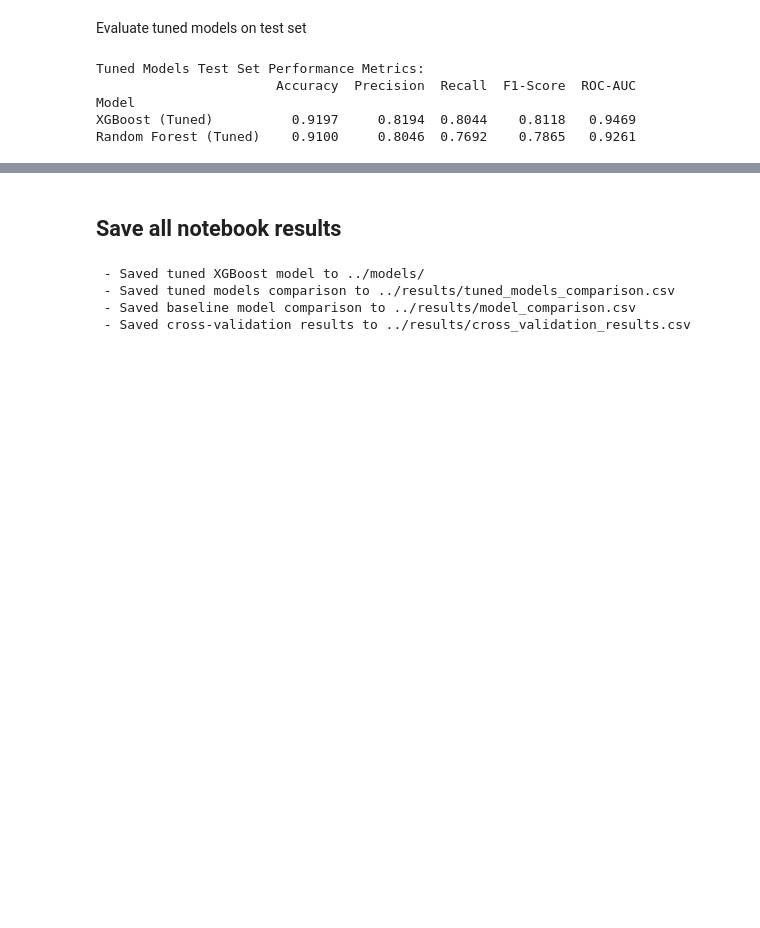
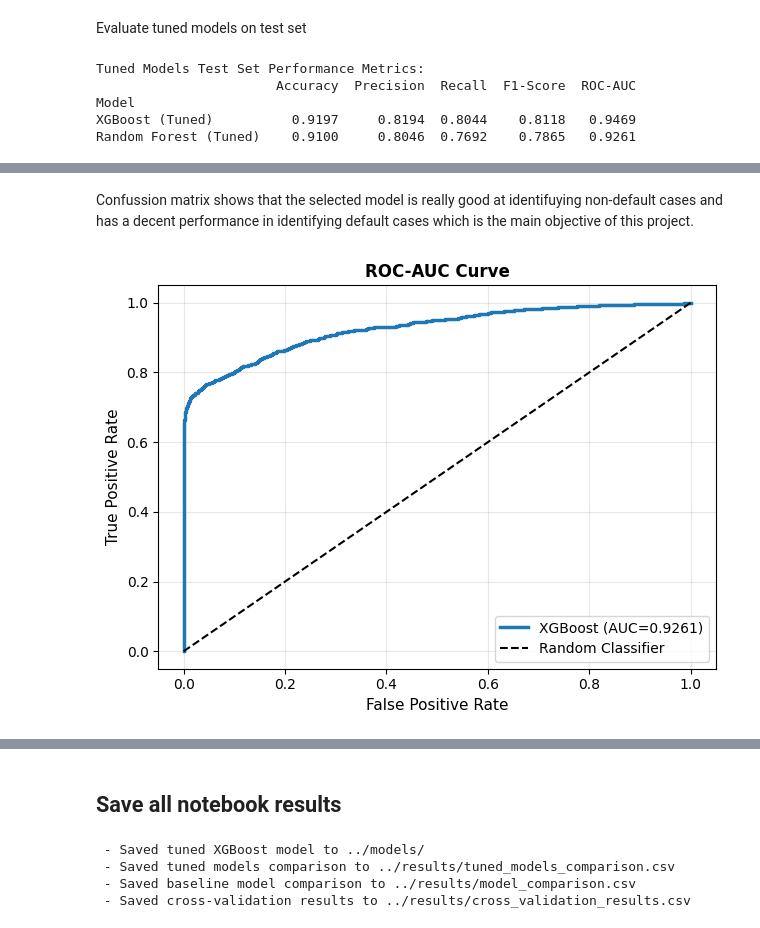
Before and after one commit to AntonioAlbaladejo/credit-risk-engine, a Jupyter notebook: notebooks/model_selection.ipynb, the cells around one changed output, grey strips where cells are left out. Saved outputs shown, nothing was run; the diff lists cells and outputs as text; code cells hidden in the pictures; blank space fills up the shorter version.

```diff
--- a/notebooks/model_selection.ipynb
+++ b/notebooks/model_selection.ipynb
@@ -386,0 +407,20 @@ As we can see the results of the tuned models show a slight reduction in accurac
+# %% [markdown]
+Confussion matrix shows that the selected model is really good at identifuying non-default cases and has a decent performance in identifying default cases which is the main objective of this project.
+# %%
+# ROC-AUC Curve
+fpr, tpr, _ = roc_curve(y_test, y_pred_proba)
+roc_auc = auc(fpr, tpr)
+
+plt.plot(fpr, tpr, label=f'XGBoost (AUC={roc_auc:.4f})',
+             linewidth=2.5, color='tab:blue')
+plt.plot([0, 1], [0, 1], 'k--', label='Random Classifier', linewidth=1.5)
+plt.xlabel('False Positive Rate', fontsize=11)
+plt.ylabel('True Positive Rate', fontsize=11)
+plt.title('ROC-AUC Curve', fontweight='bold')
+plt.legend(loc='lower right', fontsize=10)
+plt.grid(True, alpha=0.3)
+
+plt.tight_layout()
+plt.show()
+# %% [output]
+[figure, added]
```
Also changed, not shown: parts of 10 cells of this notebook.
